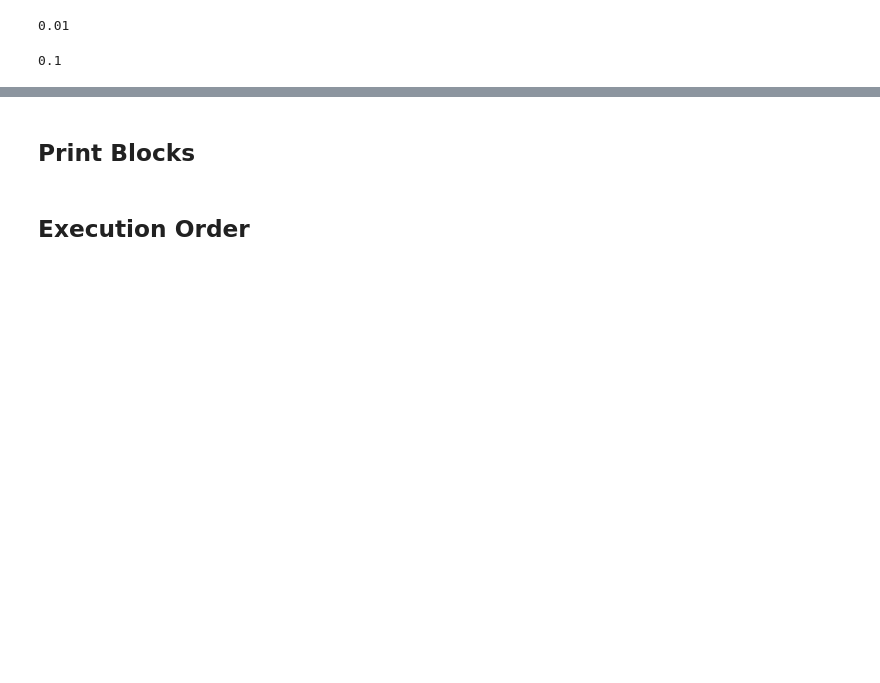
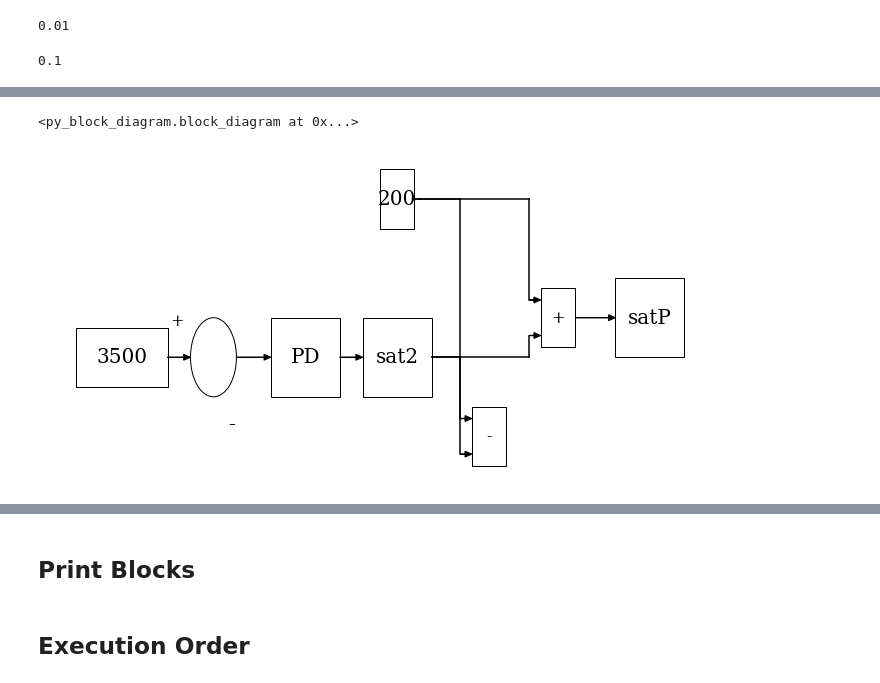
Before and after one commit to ryanGT/sabbatical_github, a Jupyter notebook: cart_pendulum/arduino_only/cart_pendulum_2_line_follow_only.ipynb, the cells around one changed output, grey strips where cells are left out. Drawn from its saved outputs; the diff is of its cells as text; code cells hidden in the pictures; blank space fills up the shorter version.

```diff
--- a/cart_pendulum/arduino_only/cart_pendulum_2_line_follow_only.ipynb
+++ b/cart_pendulum/arduino_only/cart_pendulum_2_line_follow_only.ipynb
@@ -117,0 +120,2 @@ mydraw(block_list)
+# %%
+satP = pybd.sat2_adjustable_block(400,label="satP",variable_name="satP")
@@ -117,0 +124,2 @@ mydraw(block_list)
+# %%
+block_list.append(satP)
@@ -117,0 +128,5 @@ mydraw(block_list)
+# %%
+mydraw(block_list)
+# %% [output]
+<py_block_diagram.block_diagram at 0x...>
+[figure, added]
```
Also changed, not shown: parts of 22 cells of this notebook, 1 other file.
